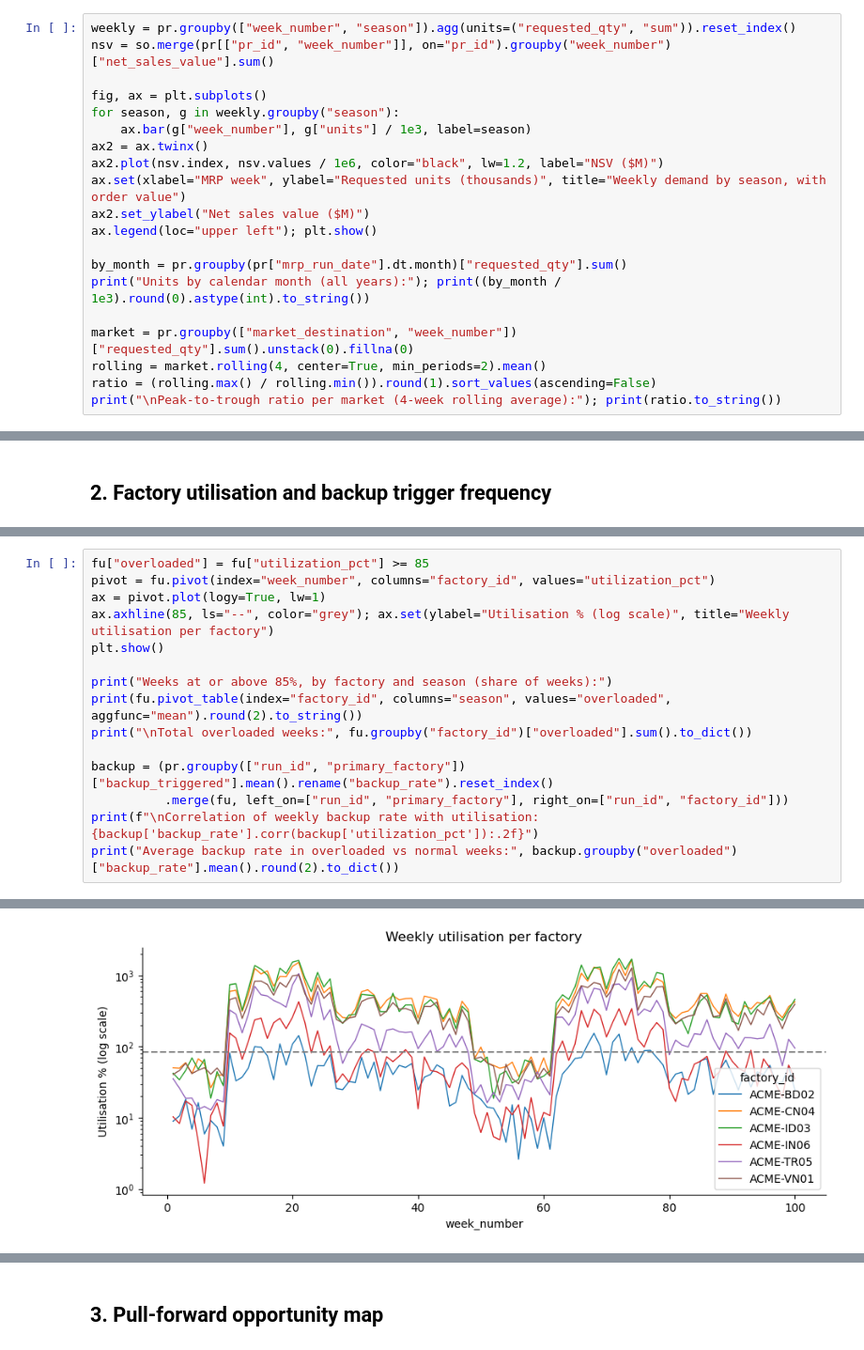
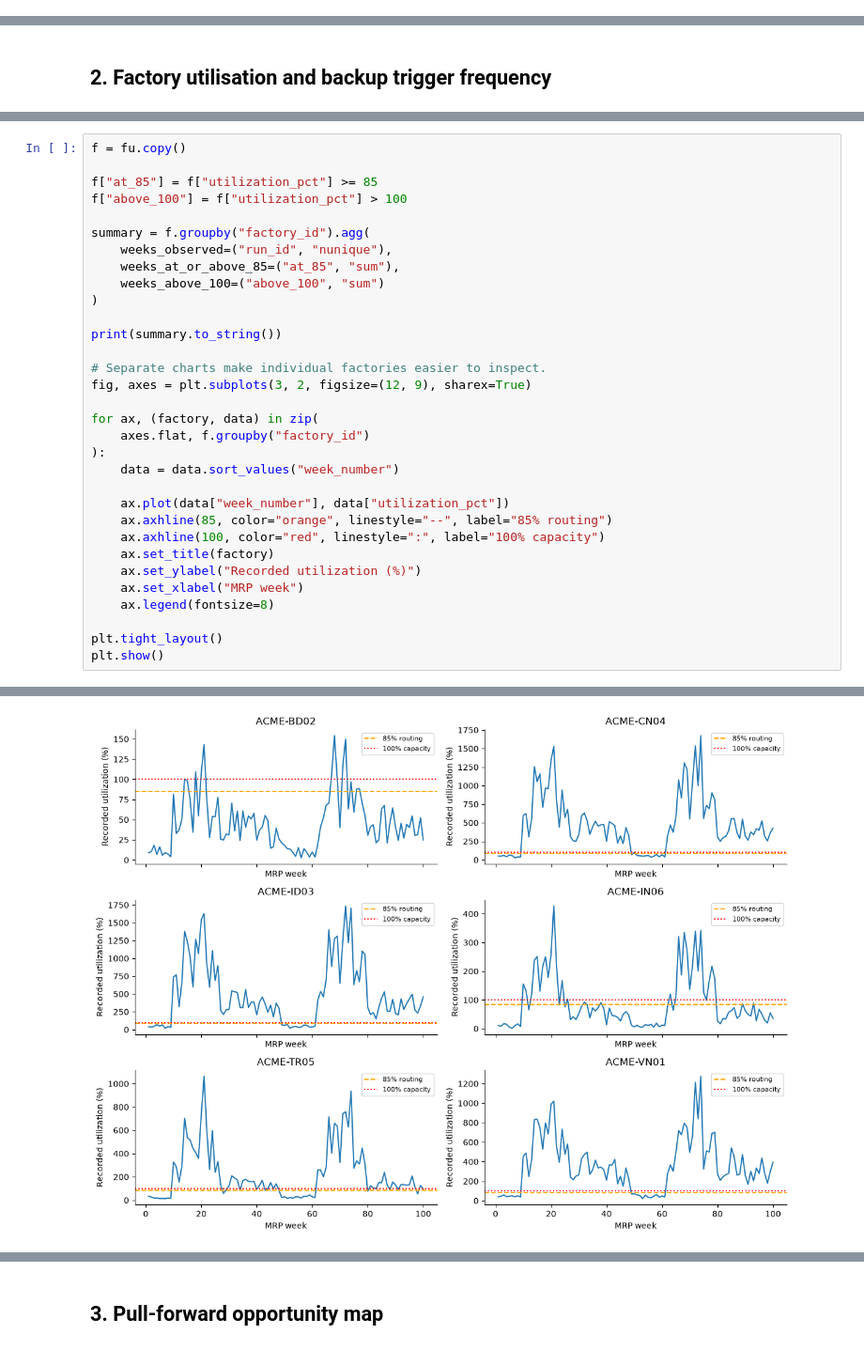
Before and after one commit to Avasarala-lusi/acme-sports-buy-copilot, a Jupyter notebook: notebooks/trend_analysis.ipynb, the cells around one changed output, grey strips where cells are left out. Shown at 94% size. Drawn from its saved outputs; the diff is of its cells as text.

```diff
--- a/notebooks/trend_analysis.ipynb
+++ b/notebooks/trend_analysis.ipynb
@@ -28,23 +28,3 @@ print(f"{len(pr):,} requisitions · {pr['requested_qty'].sum():,.0f} units · {l
 24,962 requisitions · 17,175,451 units · 17,669 sales orders · 100 weeks
 # %% [markdown]
 ## 1. Seasonal demand curve
-# %%
-weekly = pr.groupby(["week_number", "season"]).agg(units=("requested_qty", "sum")).reset_index()
-nsv = so.merge(pr[["pr_id", "week_number"]], on="pr_id").groupby("week_number")["net_sales_value"].sum()
-
-fig, ax = plt.subplots()
-for season, g in weekly.groupby("season"):
-    ax.bar(g["week_number"], g["units"] / 1e3, label=season)
-ax2 = ax.twinx()
-ax2.plot(nsv.index, nsv.values / 1e6, color="black", lw=1.2, label="NSV ($M)")
-ax.set(xlabel="MRP week", ylabel="Requested units (thousands)", title="Weekly demand by season, with order value")
-ax2.set_ylabel("Net sales value ($M)")
-ax.legend(loc="upper left"); plt.show()
-
-by_month = pr.groupby(pr["mrp_run_date"].dt.month)["requested_qty"].sum()
-print("Units by calendar month (all years):"); print((by_month / 1e3).round(0).astype(int).to_string())
-
-market = pr.groupby(["market_destination", "week_number"])["requested_qty"].sum().unstack(0).fillna(0)
-rolling = market.rolling(4, center=True, min_periods=2).mean()
-ratio = (rolling.max() / rolling.min()).round(1).sort_values(ascending=False)
-print("\nPeak-to-trough ratio per market (4-week rolling average):"); print(ratio.to_string())
@@ -81,16 +144,33 @@ Chile and Mexico swing the most.
 # %%
-fu["overloaded"] = fu["utilization_pct"] >= 85
-pivot = fu.pivot(index="week_number", columns="factory_id", values="utilization_pct")
-ax = pivot.plot(logy=True, lw=1)
-ax.axhline(85, ls="--", color="grey"); ax.set(ylabel="Utilisation % (log scale)", title="Weekly utilisation per factory")
+f = fu.copy()
+
+f["at_85"] = f["utilization_pct"] >= 85
+f["above_100"] = f["utilization_pct"] > 100
+
+summary = f.groupby("factory_id").agg(
+    weeks_observed=("run_id", "nunique"),
+    weeks_at_or_above_85=("at_85", "sum"),
+    weeks_above_100=("above_100", "sum")
+)
+
+print(summary.to_string())
+
+# Separate charts make individual factories easier to inspect.
+fig, axes = plt.subplots(3, 2, figsize=(12, 9), sharex=True)
+
+for ax, (factory, data) in zip(
+    axes.flat, f.groupby("factory_id")
+):
+    data = data.sort_values("week_number")
+
+    ax.plot(data["week_number"], data["utilization_pct"])
+    ax.axhline(85, color="orange", linestyle="--", label="85% routing")
+    ax.axhline(100, color="red", linestyle=":", label="100% capacity")
+    ax.set_title(factory)
+    ax.set_ylabel("Recorded utilization (%)")
+    ax.set_xlabel("MRP week")
+    ax.legend(fontsize=8)
+
+plt.tight_layout()
 plt.show()
-
-print("Weeks at or above 85%, by factory and season (share of weeks):")
-print(fu.pivot_table(index="factory_id", columns="season", values="overloaded", aggfunc="mean").round(2).to_string())
-print("\nTotal overloaded weeks:", fu.groupby("factory_id")["overloaded"].sum().to_dict())
-
-backup = (pr.groupby(["run_id", "primary_factory"])["backup_triggered"].mean().rename("backup_rate").reset_index()
-          .merge(fu, left_on=["run_id", "primary_factory"], right_on=["run_id", "factory_id"]))
-print(f"\nCorrelation of weekly backup rate with utilisation: {backup['backup_rate'].corr(backup['utilization_pct']):.2f}")
-print("Average backup rate in overloaded vs normal weeks:", backup.groupby("overloaded")["backup_rate"].mean().round(2).to_dict())
 # %% [output]
@@ -97 +185 @@ print("Average backup rate in overloaded vs normal weeks:", backup.groupby("over
-[figure, old version]
+[figure, new version]
```
Also changed, not shown: parts of 35 cells of this notebook.
